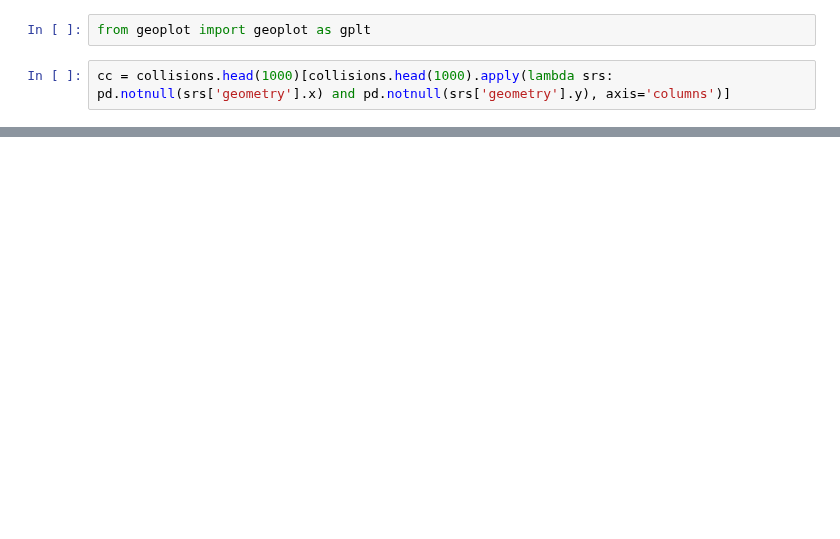
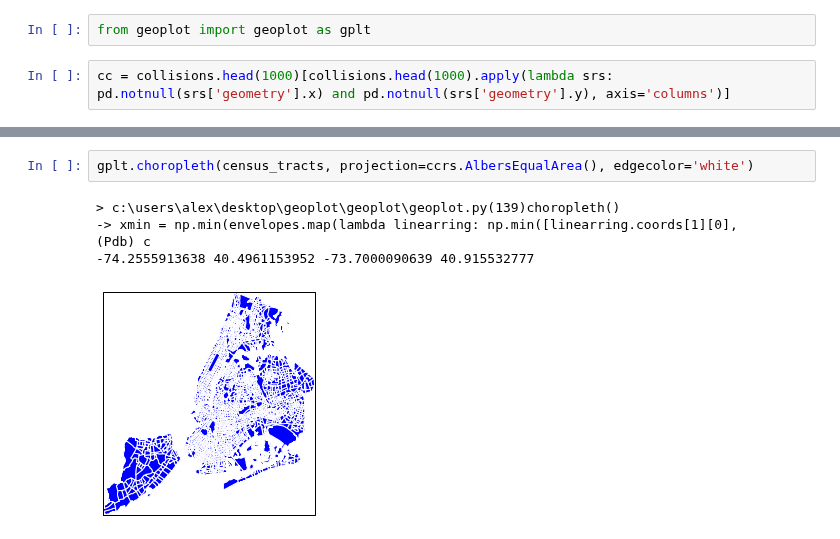
Before and after one commit to ResidentMario/geoplot, a Jupyter notebook: dev.ipynb, the cells around one changed output, grey strips where cells are left out. Saved outputs shown, nothing was run; the diff lists cells and outputs as text; blank space fills up the shorter version.

```diff
--- a/dev.ipynb
+++ b/dev.ipynb
@@ -68,0 +88,8 @@ gplt.pointplot(cc)
+# %%
+gplt.choropleth(census_tracts, projection=ccrs.AlbersEqualArea(), edgecolor='white')
+# %% [output]
+> c:\users\alex\desktop\geoplot\geoplot\geoplot.py(139)choropleth()
+-> xmin = np.min(envelopes.map(lambda linearring: np.min([linearring.coords[1][0],
+(Pdb) c
+-74.2555913638 40.4961153952 -73.7000090639 40.915532777
+[figure, added]
```
Also changed, not shown: parts of 17 cells of this notebook, 1 other file.
